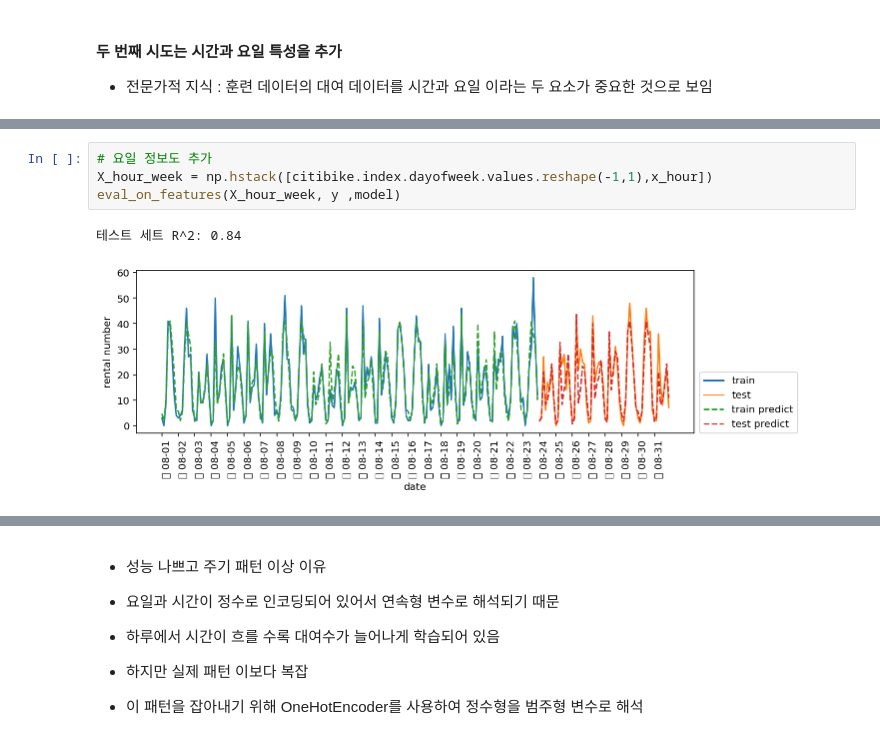
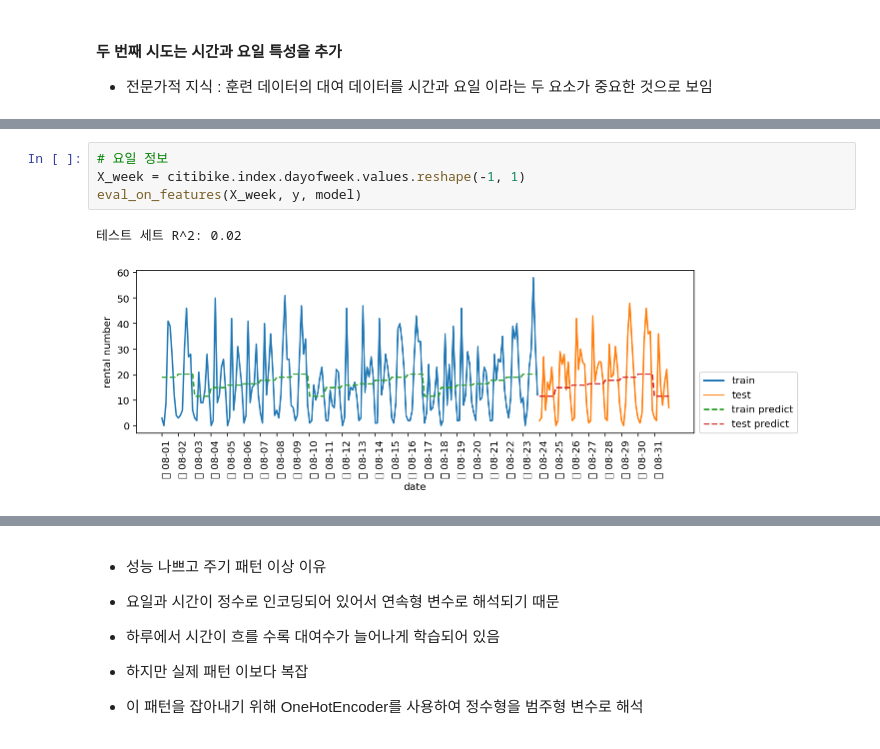
Before and after one commit to soohyoen/artificial-intelligence, a Jupyter notebook: ml_14_지도학습_데이터표현_특성공학_ipynb의_사본.ipynb, the cells around one changed output, grey strips where cells are left out. Saved outputs shown, nothing was run; the diff lists cells and outputs as text.

```diff
--- a/ml_14_지도학습_데이터표현_특성공학_ipynb의_사본.ipynb
+++ b/ml_14_지도학습_데이터표현_특성공학_ipynb의_사본.ipynb
@@ -781,9 +789,9 @@ eval_on_features(x_hour,y,model)
 테스트 세트 R^2: 0.60
 [figure]
 # %%
-# 요일 정보도 추가
-X_hour_week = np.hstack([citibike.index.dayofweek.values.reshape(-1,1),x_hour])
-eval_on_features(X_hour_week, y ,model)
+# 요일 정보
+X_week = citibike.index.dayofweek.values.reshape(-1, 1)
+eval_on_features(X_week, y, model)
 # %% [output]
-테스트 세트 R^2: 0.84
+테스트 세트 R^2: 0.02
-[figure, old version]
+[figure, new version]
```
Also changed, not shown: parts of 46 cells of this notebook.
